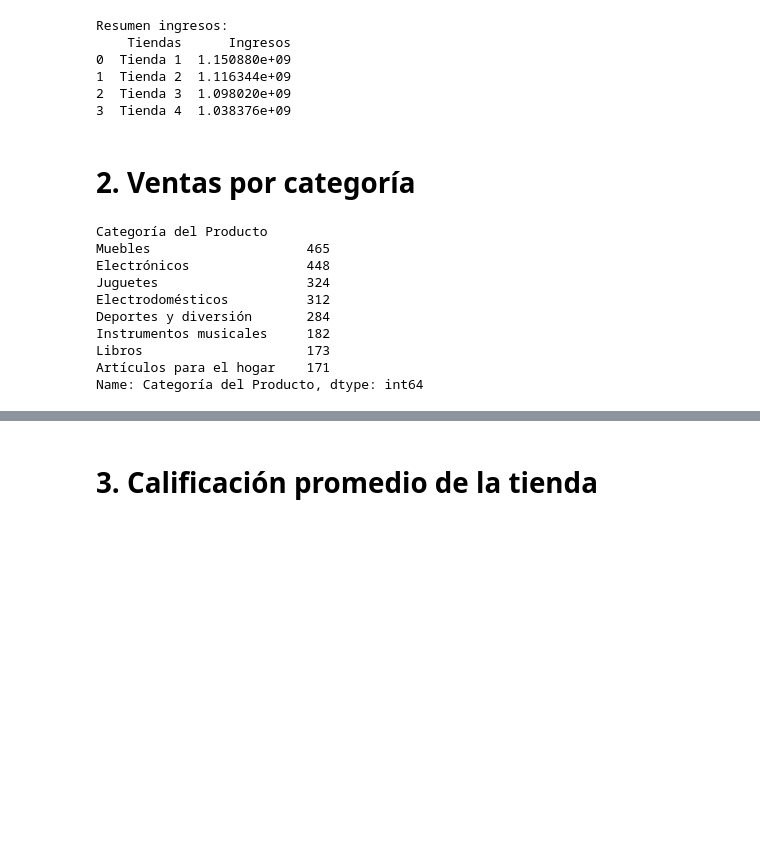
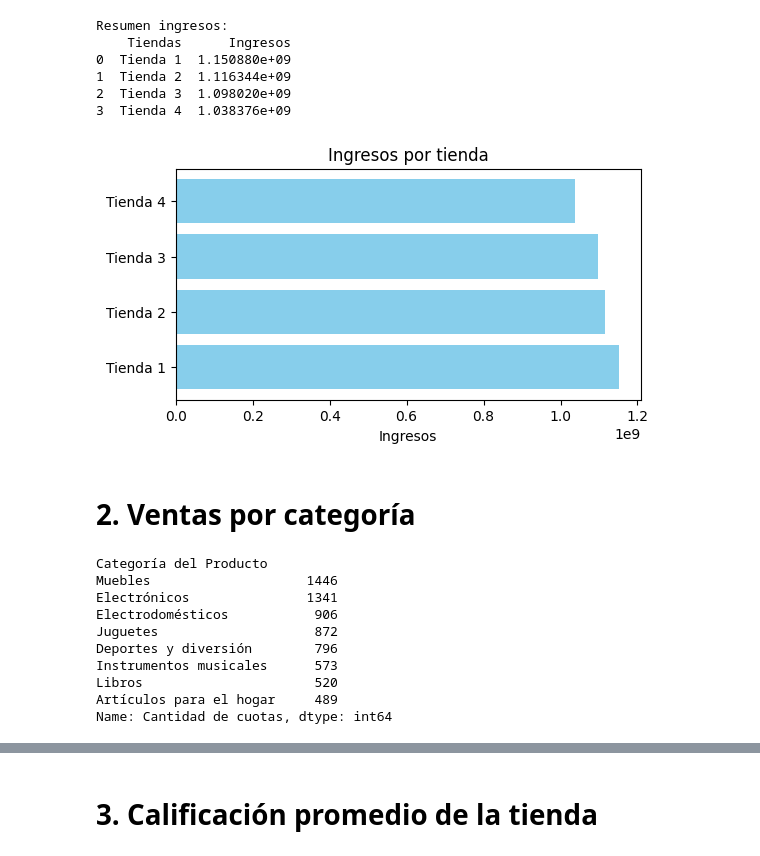
Before and after one commit to DaniGa-Mo/Challenge_Alura_Store, a Jupyter notebook: AluraStoreLatam_.ipynb, the cells around one changed output, grey strips where cells are left out. Cells and saved outputs as stored; diff of their text form; code cells hidden in the pictures; blank space fills up the shorter version.

```diff
--- a/AluraStoreLatam_.ipynb
+++ b/AluraStoreLatam_.ipynb
@@ -68,20 +72,29 @@ Resumen ingresos:
 1  Tienda 2  1.116344e+09
 2  Tienda 3  1.098020e+09
 3  Tienda 4  1.038376e+09
+# %%
+# Gráfico ingresos por tienda.
+plt.figure(figsize=(6,3))
+plt.barh(ingresos['Tiendas'], ingresos['Ingresos'], color='skyblue')
+plt.xlabel('Ingresos')
+plt.title('Ingresos por tienda')
+plt.show()
+# %% [output]
+[figure, added]
 # %% [markdown]
 # 2. Ventas por categoría
 # %%
 # Agrupación de los productos por su categoría y posterior visualización de las más populares de la tienda 1.
-t1_categorias = tienda.groupby('Categoría del Producto')['Categoría del Producto'].count().sort_values(ascending=False)
+t1_categorias = tienda.groupby('Categoría del Producto')['Cantidad de cuotas'].sum().sort_values(ascending=False)
 print(t1_categorias)
 # %% [output]
 Categoría del Producto
-Muebles                    465
-Electrónicos               448
-Juguetes                   324
-Electrodomésticos          312
-Deportes y diversión       284
-Instrumentos musicales     182
-Libros                     173
-Artículos para el hogar    171
-Name: Categoría del Producto, dtype: int64
+Muebles                    1446
+Electrónicos               1341
+Electrodomésticos           906
+Juguetes                    872
+Deportes y diversión        796
+Instrumentos musicales      573
+Libros                      520
+Artículos para el hogar     489
+Name: Cantidad de cuotas, dtype: int64
```
Also changed, not shown: parts of 19 cells of this notebook.
